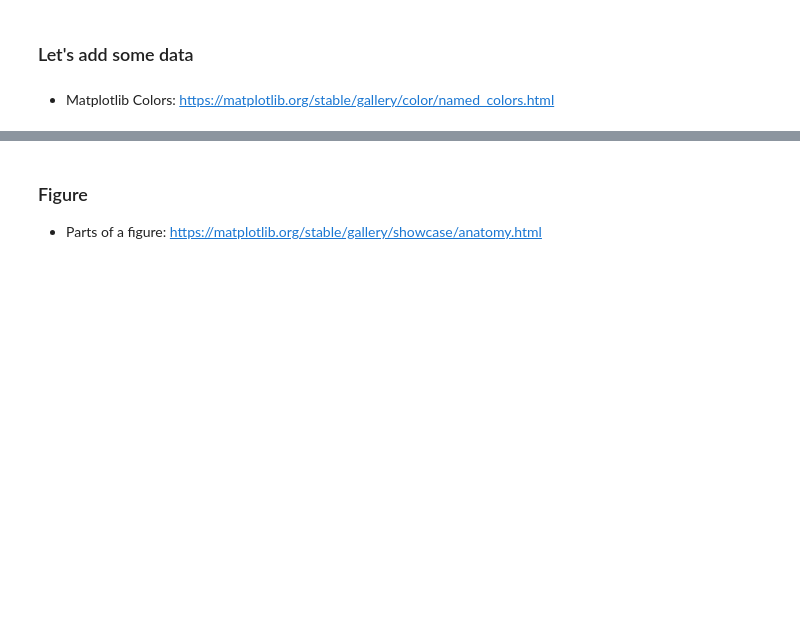
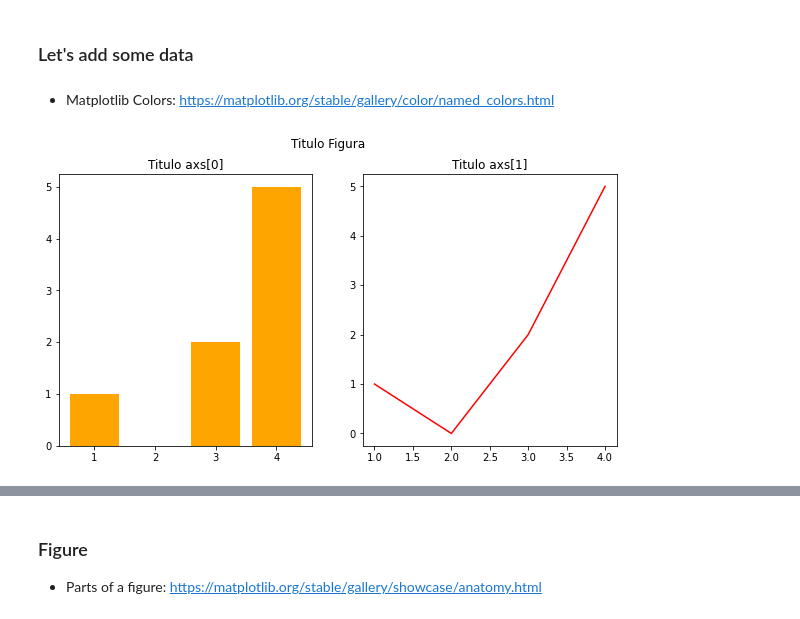
Before and after one commit to pedroteche-ih/64_PT_NOV202111, a Jupyter notebook: aulas/64 DA PT NOV-2021 Aula 20220212.ipynb, the cells around one changed output, grey strips where cells are left out. Saved outputs shown, nothing was run; the diff lists cells and outputs as text; code cells hidden in the pictures; blank space fills up the shorter version.

```diff
--- a/aulas/64 DA PT NOV-2021 Aula 20220212.ipynb
+++ b/aulas/64 DA PT NOV-2021 Aula 20220212.ipynb
@@ -44,6 +51,10 @@ fig.suptitle('Meus gráficos')
 # %%
 # your code here!
 fig, axs = plt.subplots(1, 2, figsize=(10,5))
 axs[0].bar([1, 2, 3, 4], [1, 0, 2, 5], color='orange')
-axs[0].set_title('teste')
+axs[0].set_title('Titulo axs[0]')
 axs[1].plot([1, 2, 3, 4], [1, 0, 2, 5], color='red')
+axs[1].set_title('Titulo axs[1]')
+fig.suptitle('Titulo Figura');
+# %% [output]
+[figure, added]
```
Also changed, not shown: parts of 50 cells of this notebook.
